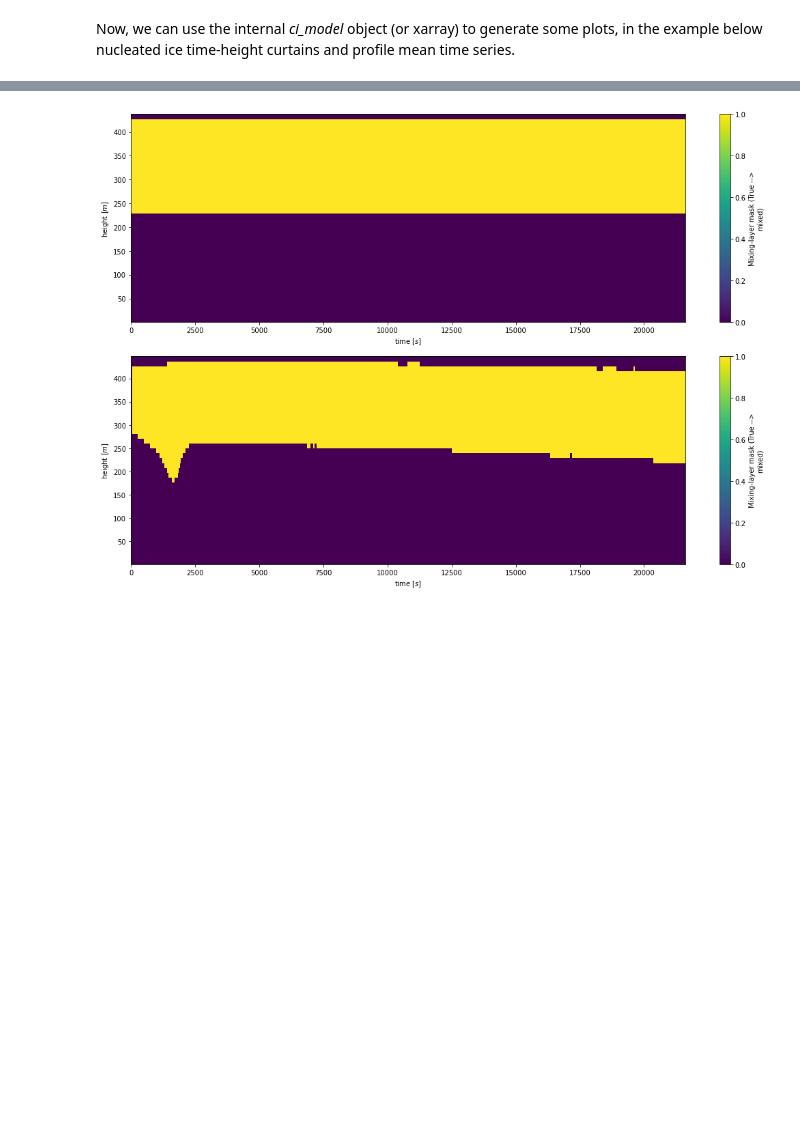
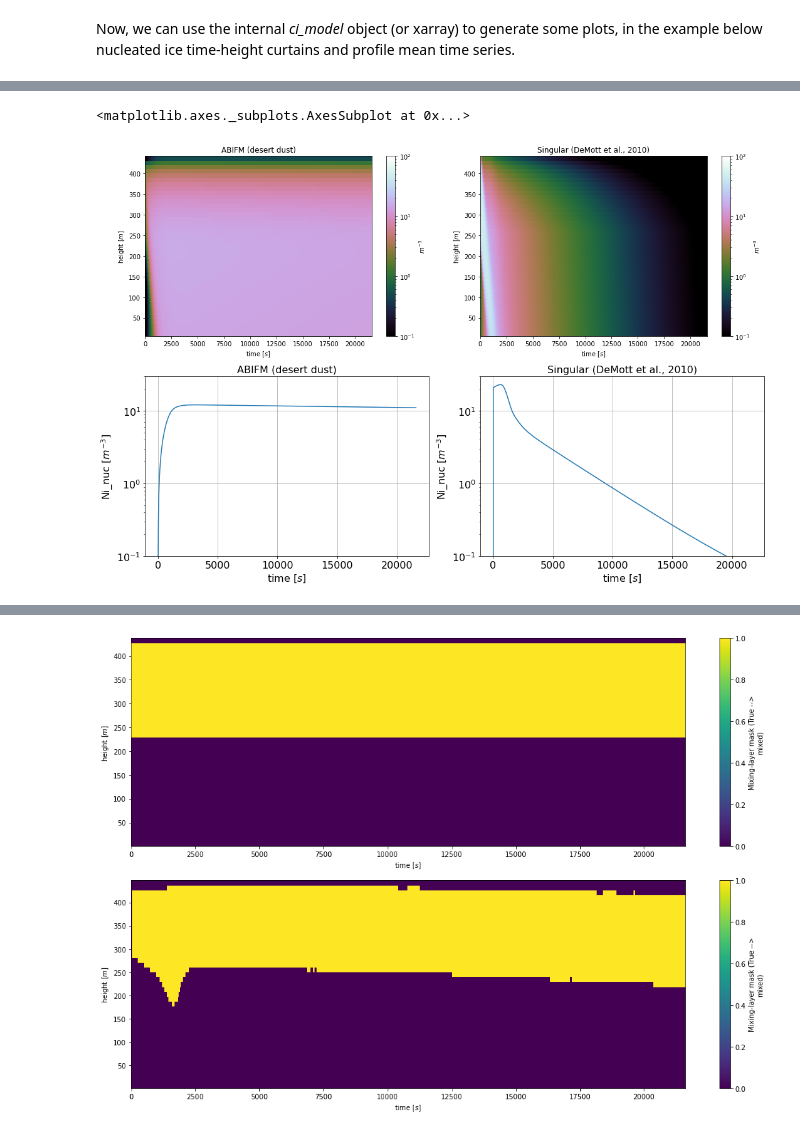
Before and after one commit to open-atmos/AC-1D, a Jupyter notebook: doc/source/Example.ipynb, the cells around one changed output, grey strips where cells are left out. Saved outputs shown, nothing was run; the diff lists cells and outputs as text; code cells hidden in the pictures; blank space fills up the shorter version.

```diff
--- a/doc/source/Example.ipynb
+++ b/doc/source/Example.ipynb
@@ -57,0 +59,35 @@ ax[1,1] = model_abifm.plot.tseries(model_singular, ax=ax[1,1], field_to_plot="Ni
+# %%
+from init_model import ci_model
+import numpy as np
+
+# ABIFM
+model_abifm_nonSI_in = ci_model(use_ABIFM=True,
+                                deplete_entrained=False,
+                                aer_info=[{"name": "Desert_Dust",
+                                           "n_init_max": 2.,  # L^-1
+                                           "psd": {"type": "mono",
+                                                   "diam": 1.},  # um
+                                           "nucleus_type": "Desert Dust"}],
+                                input_conc_units="L^{-1}",
+                                input_diam_units="um",
+                                t_harvest=3600*3)
+
+# Singular
+model_singular_nonSI_in = ci_model(use_ABIFM=False,
+                                   deplete_entrained=False,
+                                   aer_info=[{"name": "Desert_Dust",
+                                              "n_init_max": 2.,  # L^-1
+                                              "psd": {"type": "mono",
+                                                      "diam": 1.},     # um
+                                              "nucleus_type": "Desert Dust"}],
+                                   input_conc_units="L^{-1}",
+                                   input_diam_units="um",
+                                   t_harvest=3600*3)
+
+# Plotting
+_, ax = model_abifm_nonSI_in.plot.generate_figure(subplot_shape=(2,2))
+model_abifm_nonSI_in.plot.curtain(model_abifm_nonSI_in, ax=ax[0,0], field_to_plot="Ni_nuc", vmin=1e-1, vmax=1e2, log_plot=True, title="ABIFM (desert dust)")
+model_singular_nonSI_in.plot.curtain(model_singular_nonSI_in, ax=ax[0,1], field_to_plot="Ni_nuc", vmin=1e-1, vmax=1e2, log_plot=True, title="Singular (DeMott et al., 2010)")
+model_abifm_nonSI_in.plot.tseries(model_abifm_nonSI_in, ax=ax[1,0], field_to_plot="Ni_nuc", grid=True, yscale="log", ylim=[1e-1, 3e1], title="ABIFM (desert dust)")
+model_singular_nonSI_in.plot.tseries(model_singular_nonSI_in, ax=ax[1,1], field_to_plot="Ni_nuc", grid=True, yscale="log", ylim=[1e-1, 3e1], title="Singular (DeMott et al., 2010)")
+# %% [output]
@@ -57,0 +111,2 @@ ax[1,1] = model_abifm.plot.tseries(model_singular, ax=ax[1,1], field_to_plot="Ni
+<matplotlib.axes._subplots.AxesSubplot at 0x...>
+[figure, added]
```
Also changed, not shown: parts of 23 cells of this notebook, 38 other files.
